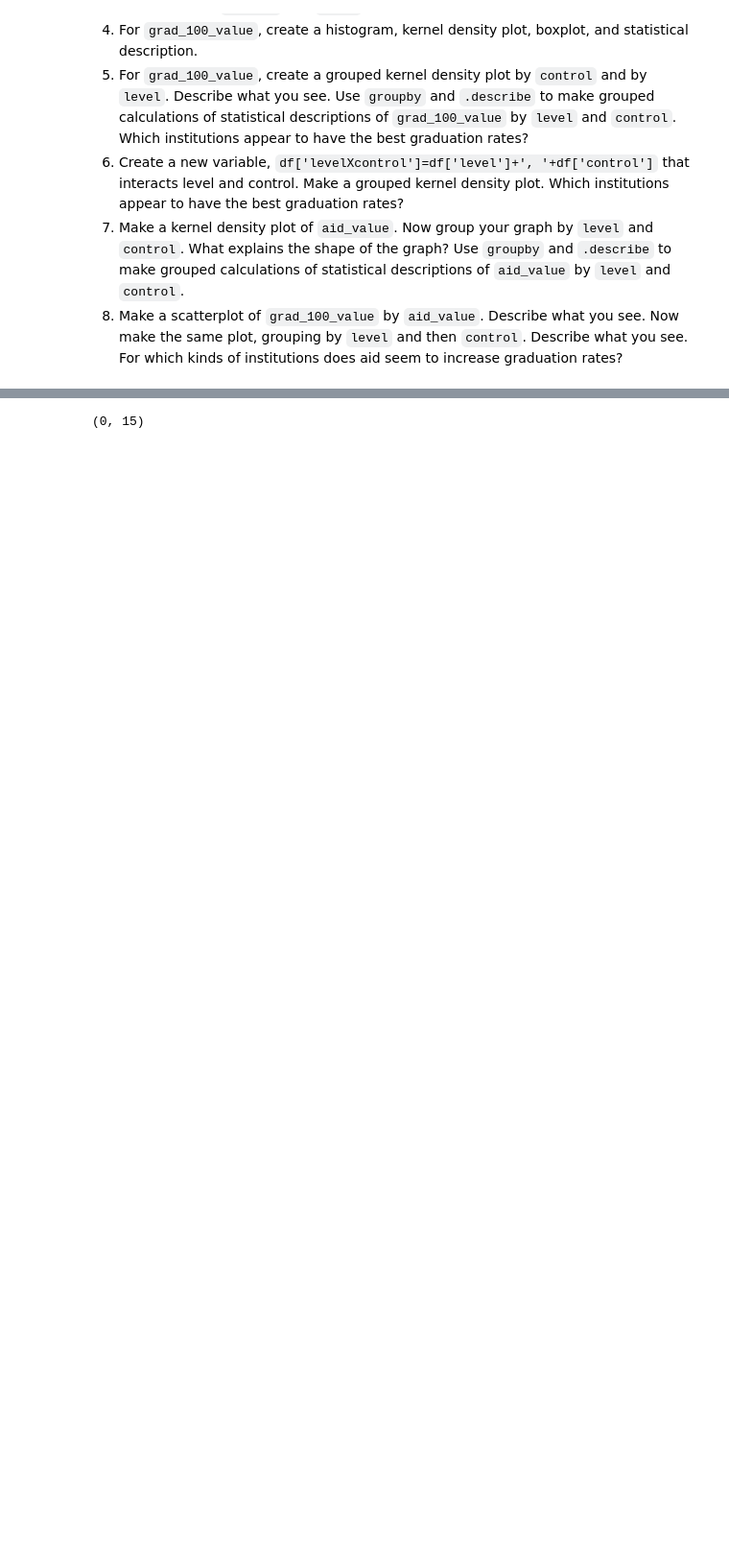
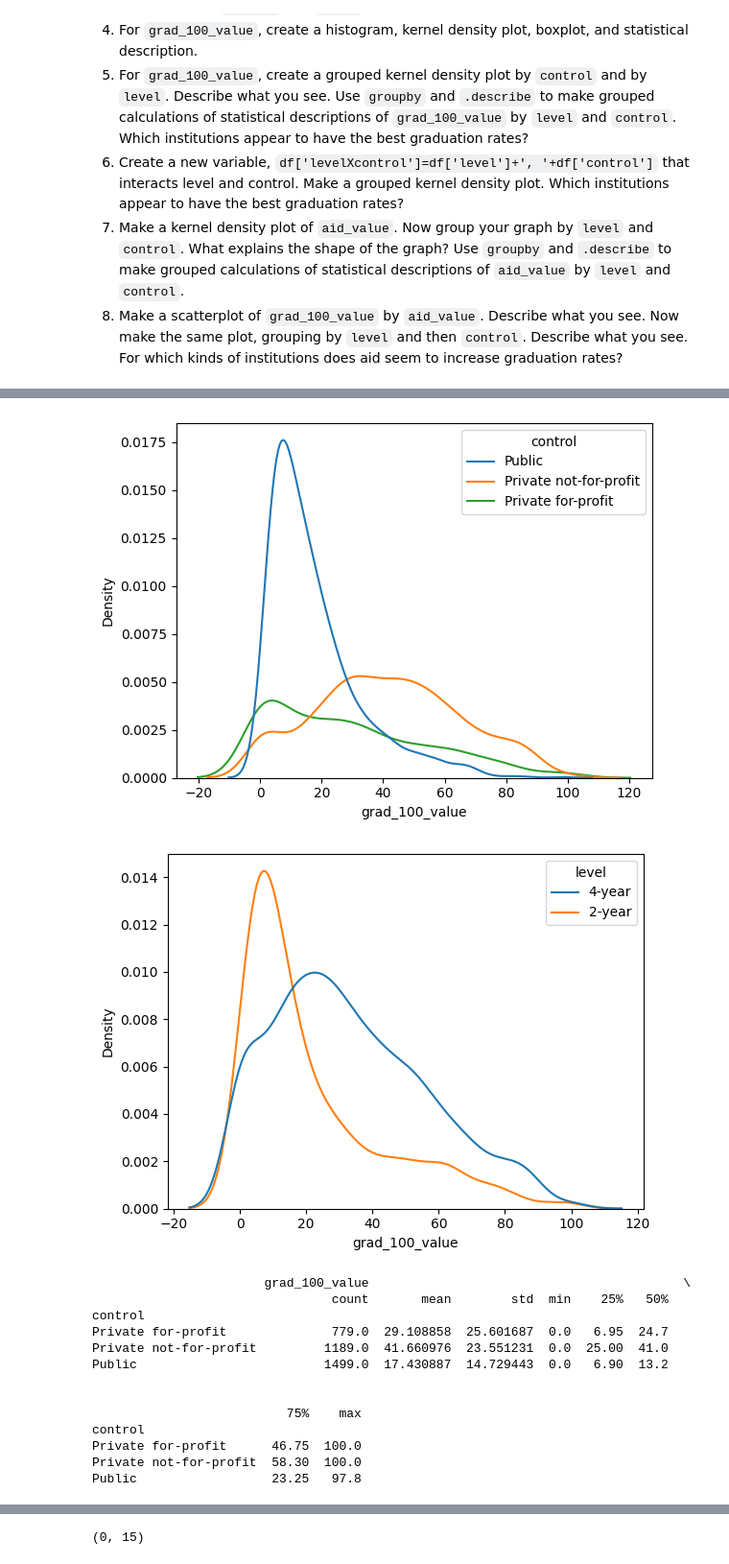
Before and after one commit to JulianKrese/visualization, a Jupyter notebook: assignment/assignment.ipynb, the cells around one changed output, grey strips where cells are left out. Shown at 96% size. Drawn from its saved outputs; the diff is of its cells as text; code cells hidden in the pictures; blank space fills up the shorter version.

```diff
--- a/assignment/assignment.ipynb
+++ b/assignment/assignment.ipynb
@@ -88,0 +84,24 @@ df.head()
+# %%
+## 5 ##
+sns.kdeplot(data=df, x=gradVal, hue=control)
+plt.show()
+sns.kdeplot(data=df, x=gradVal, hue=level)
+plt.show()
+print(df.loc[:,[control,gradVal]].groupby(control).describe())   # making me print to show it
+df.loc[:,[level,gradVal]].groupby(level).describe()
+# %% [output]
+[figure, added]
+[figure, added]
+                       grad_100_value                                          \
+                                count       mean        std  min    25%   50%
+control
+Private for-profit              779.0  29.108858  25.601687  0.0   6.95  24.7
+Private not-for-profit         1189.0  41.660976  23.551231  0.0  25.00  41.0
+Public                         1499.0  17.430887  14.729443  0.0   6.90  13.2
+
+
+                          75%    max
+control
+Private for-profit      46.75  100.0
+Private not-for-profit  58.30  100.0
+Public                  23.25   97.8
```
Also changed, not shown: parts of 10 cells of this notebook.
